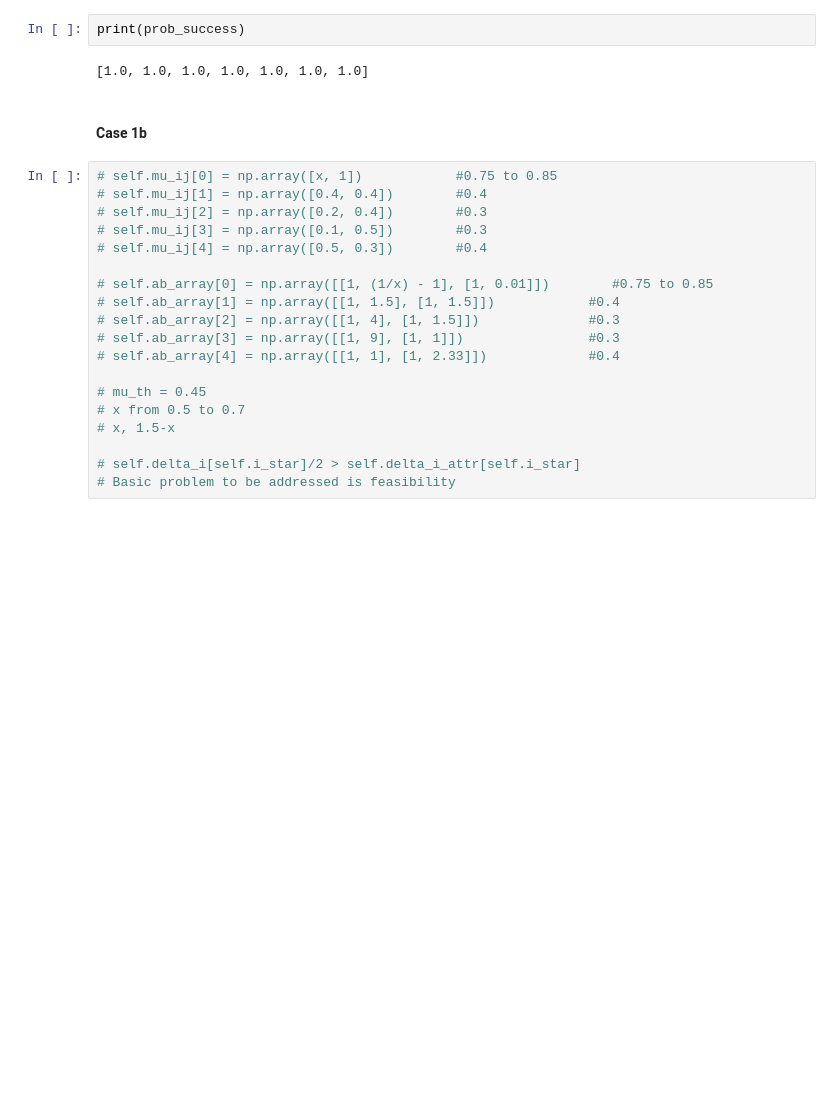
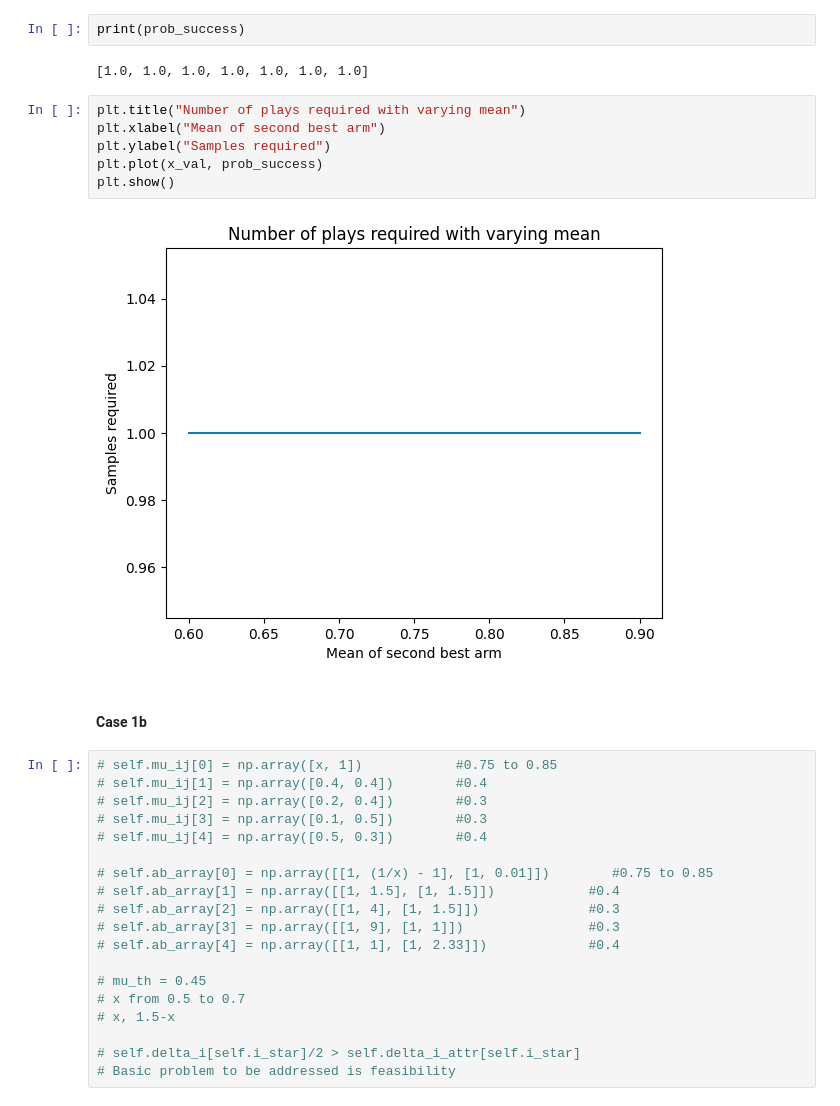
Before and after one commit to sakshiheda/BTP-Best-Arm-Identification, a Jupyter notebook: VALUCB_Modif/Modif_VALUCB_beta_bound.ipynb, the cells around one changed output. Saved outputs shown, nothing was run; the diff lists cells and outputs as text; blank space fills up the shorter version.

```diff
--- a/VALUCB_Modif/Modif_VALUCB_beta_bound.ipynb
+++ b/VALUCB_Modif/Modif_VALUCB_beta_bound.ipynb
@@ -506,6 +506,14 @@ print(samples_ins)
 print(prob_success)
 # %% [output]
 [1.0, 1.0, 1.0, 1.0, 1.0, 1.0, 1.0]
+# %%
+plt.title("Number of plays required with varying mean")
+plt.xlabel("Mean of second best arm")
+plt.ylabel("Samples required")
+plt.plot(x_val, prob_success)
+plt.show()
+# %% [output]
+[figure, added]
 # %% [markdown]
 #### Case 1b
 # %%
```
Also changed, not shown: parts of 13 cells of this notebook, 4 other files.
